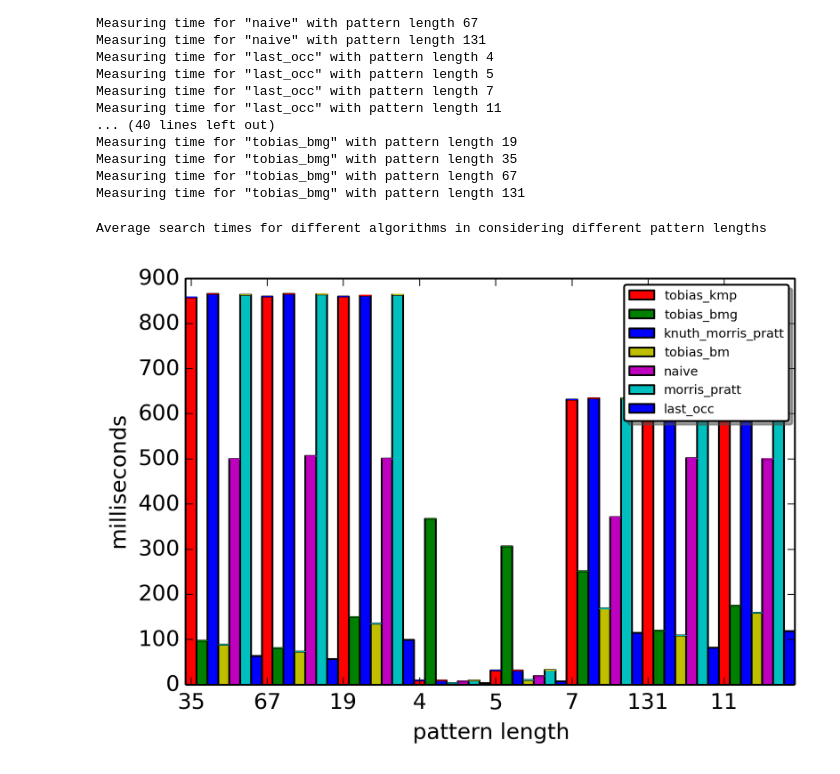
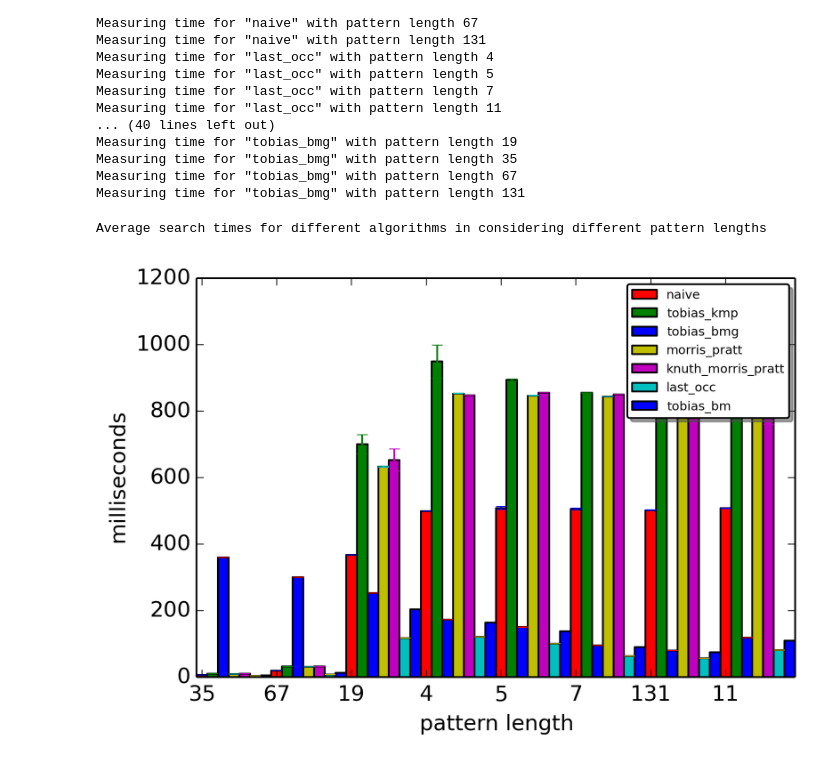
Before and after one commit to KLINGTdotNET/stringologie-ss14, a Jupyter notebook: Stringologie-Measurements.ipynb, the cells around one changed output. Drawn from its saved outputs; the diff is of its cells as text; code cells hidden in the pictures.

Commit message:
sorted x-axis of the time measurement plot

```diff
--- a/Stringologie-Measurements.ipynb
+++ b/Stringologie-Measurements.ipynb
@@ -82,26 +82,28 @@ Measuring time for "tobias_bmg" with pattern length 131
 # %%
 print('Average search times for different algorithms in considering different pattern lengths')
 m = measurements
 N = len(m['naive'])
 ind = np.arange(N)
 width = 1/len(m)
 bars =  []
 colors = ['r','g','b','y', 'm', 'c', 'b']
 i = 0
 bars = []
 for alg in m:
     avg = []
     std = []
-    for pat_len in m[alg]:
+    pat_lengths = [ _ for _ in m[alg] ]
+    pat_lengths.sort()
+    for pat_len in pat_lengths:
         avg.append(m[alg][pat_len]['avg']*1000)
         std.append(m[alg][pat_len]['std']*1000)
     bars.append(plt.bar(ind+i*width, tuple(avg), width, yerr=tuple(std), color=colors[i]))
     plt.ylabel('milliseconds')
     plt.xlabel('pattern length')
     plt.xticks(ind+width/2., [ _ for _ in m['naive'] ] )
     i+=1
 plt.legend(bars, [ _ for _ in m ], fontsize='xx-small', fancybox=True, shadow=True)
 plt.show()
 # %% [output]
 Average search times for different algorithms in considering different pattern lengths
-[figure, old version]
+[figure, new version]
```
